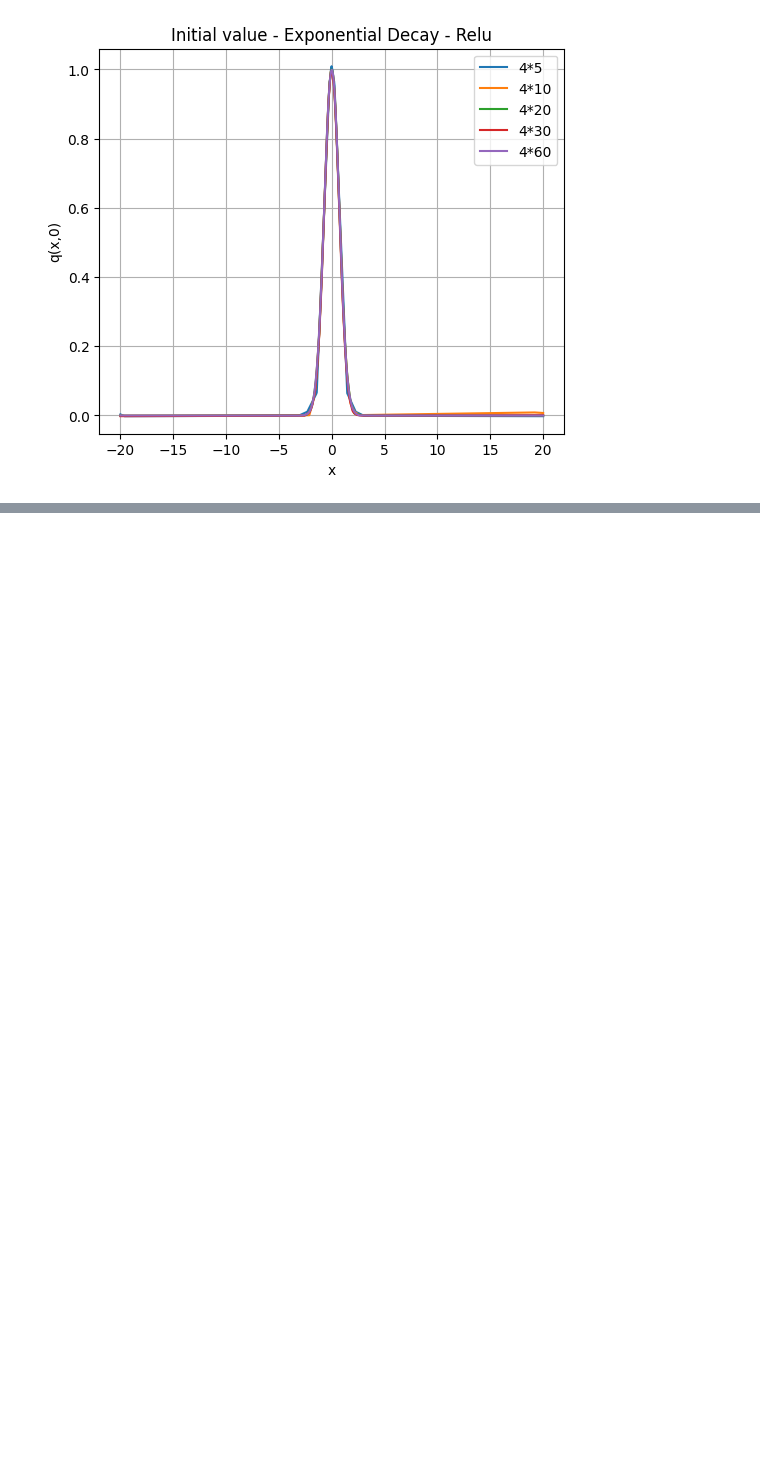
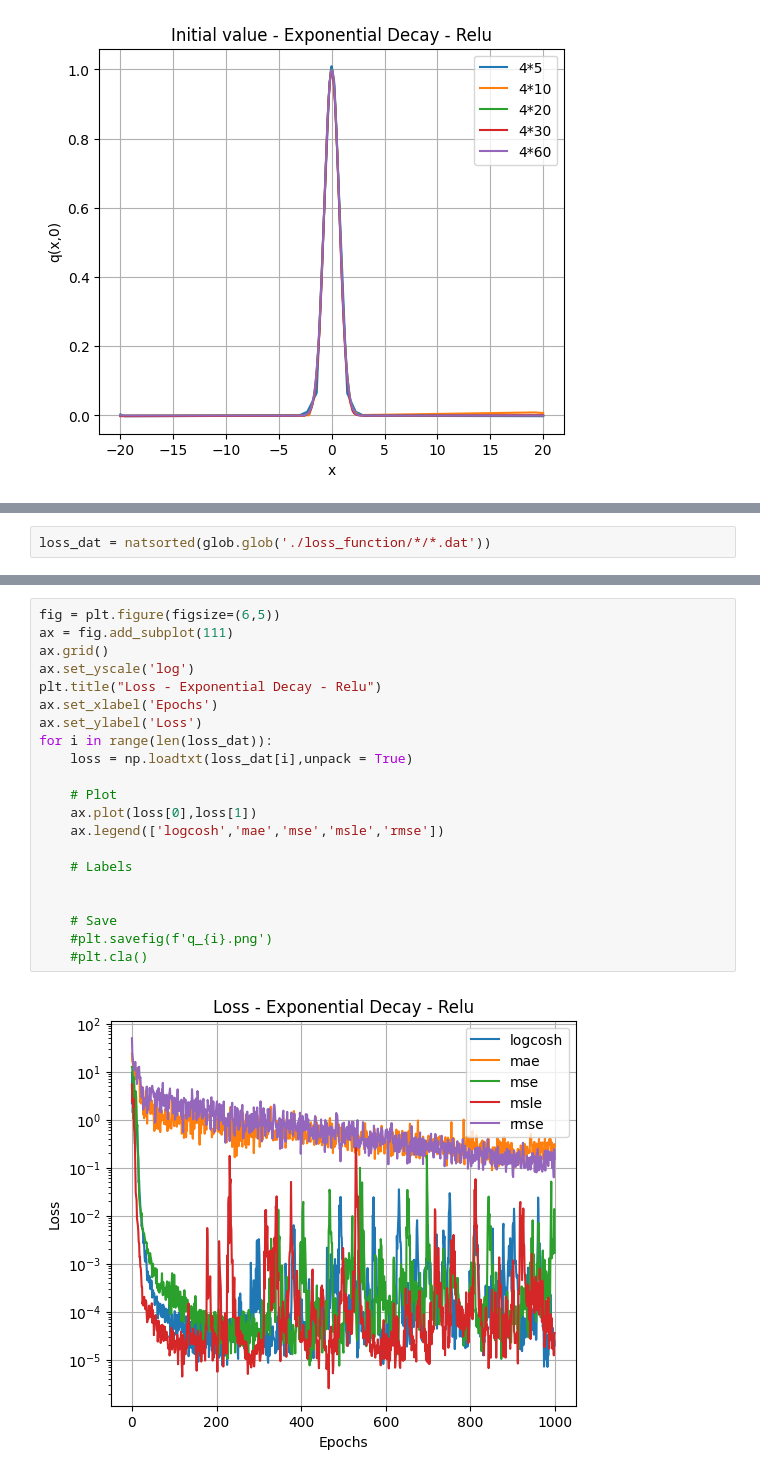
Before and after one commit to Fastaxx/equation-ednn, a Jupyter notebook: ednn_solver/GL_equation/param/param-post-process.ipynb, the cells around one changed output, grey strips where cells are left out. Drawn from its saved outputs; the diff is of its cells as text; blank space fills up the shorter version.

```diff
--- a/ednn_solver/GL_equation/param/param-post-process.ipynb
+++ b/ednn_solver/GL_equation/param/param-post-process.ipynb
@@ -575,0 +596,2 @@ array([0.02248939, 0.15648656, 0.05773737, 0.02248939, 0.06708194])
+# %%
+loss_dat = natsorted(glob.glob('./loss_function/*/*.dat'))
@@ -575,0 +606,23 @@ array([0.02248939, 0.15648656, 0.05773737, 0.02248939, 0.06708194])
+# %%
+fig = plt.figure(figsize=(6,5))
+ax = fig.add_subplot(111)
+ax.grid()
+ax.set_yscale('log')
+plt.title("Loss - Exponential Decay - Relu")
+ax.set_xlabel('Epochs')
+ax.set_ylabel('Loss')
+for i in range(len(loss_dat)):
+    loss = np.loadtxt(loss_dat[i],unpack = True)
+
+    # Plot
+    ax.plot(loss[0],loss[1])
+    ax.legend(['logcosh','mae','mse','msle','rmse'])
+
+    # Labels
+
+
+    # Save
+    #plt.savefig(f'q_{i}.png')
+    #plt.cla()
+# %% [output]
+[figure, added]
```
Also changed, not shown: parts of 21 cells of this notebook, 33 other files.
